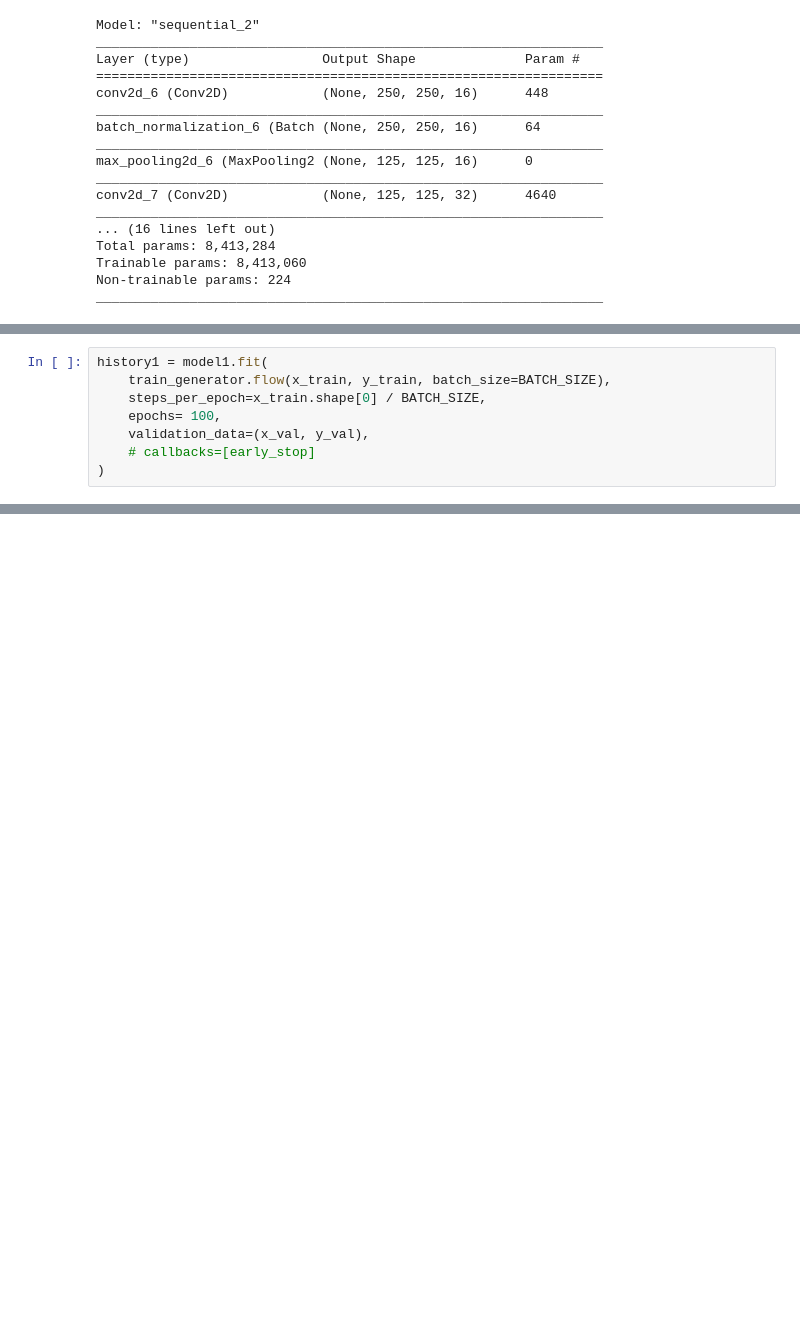
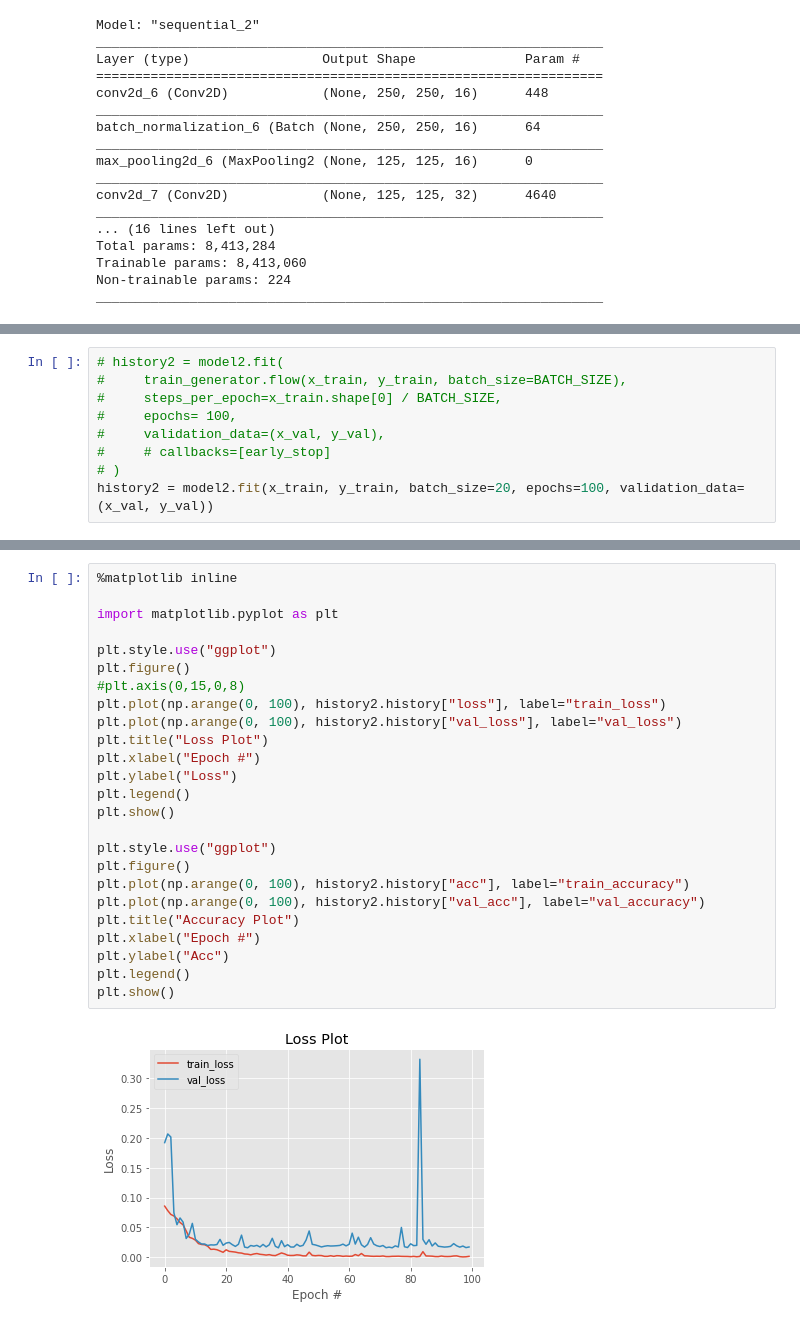
Before and after one commit to jodysuseno/PraktikumML_073-076, a Jupyter notebook: Praktikum_ML_Klasifikasi_Penyakit_Daun_Jagung.ipynb, the cells around one changed output, grey strips where cells are left out. Saved outputs shown, nothing was run; the diff lists cells and outputs as text; blank space fills up the shorter version.

Commit message:
make model with overfitting handling

```diff
--- a/Praktikum_ML_Klasifikasi_Penyakit_Daun_Jagung.ipynb
+++ b/Praktikum_ML_Klasifikasi_Penyakit_Daun_Jagung.ipynb
@@ -600,8 +605,9 @@ model1.summary()
 # %%
-history1 = model1.fit(
-    train_generator.flow(x_train, y_train, batch_size=BATCH_SIZE),
-    steps_per_epoch=x_train.shape[0] / BATCH_SIZE,
-    epochs= 100,
-    validation_data=(x_val, y_val),
-    # callbacks=[early_stop]
-)
+# history2 = model2.fit(
+#     train_generator.flow(x_train, y_train, batch_size=BATCH_SIZE),
+#     steps_per_epoch=x_train.shape[0] / BATCH_SIZE,
+#     epochs= 100,
+#     validation_data=(x_val, y_val),
+#     # callbacks=[early_stop]
+# )
+history2 = model2.fit(x_train, y_train, batch_size=20, epochs=100, validation_data=(x_val, y_val))
@@ -607,0 +632,27 @@ history1 = model1.fit(
+# %%
+%matplotlib inline
+
+import matplotlib.pyplot as plt
+
+plt.style.use("ggplot")
+plt.figure()
+#plt.axis(0,15,0,8)
+plt.plot(np.arange(0, 100), history2.history["loss"], label="train_loss")
+plt.plot(np.arange(0, 100), history2.history["val_loss"], label="val_loss")
+plt.title("Loss Plot")
+plt.xlabel("Epoch #")
+plt.ylabel("Loss")
+plt.legend()
+plt.show()
+
+plt.style.use("ggplot")
+plt.figure()
+plt.plot(np.arange(0, 100), history2.history["acc"], label="train_accuracy")
+plt.plot(np.arange(0, 100), history2.history["val_acc"], label="val_accuracy")
+plt.title("Accuracy Plot")
+plt.xlabel("Epoch #")
+plt.ylabel("Acc")
+plt.legend()
+plt.show()
+# %% [output]
+[figure, added]
```
Also changed, not shown: parts of 15 cells of this notebook, 1 other file.
